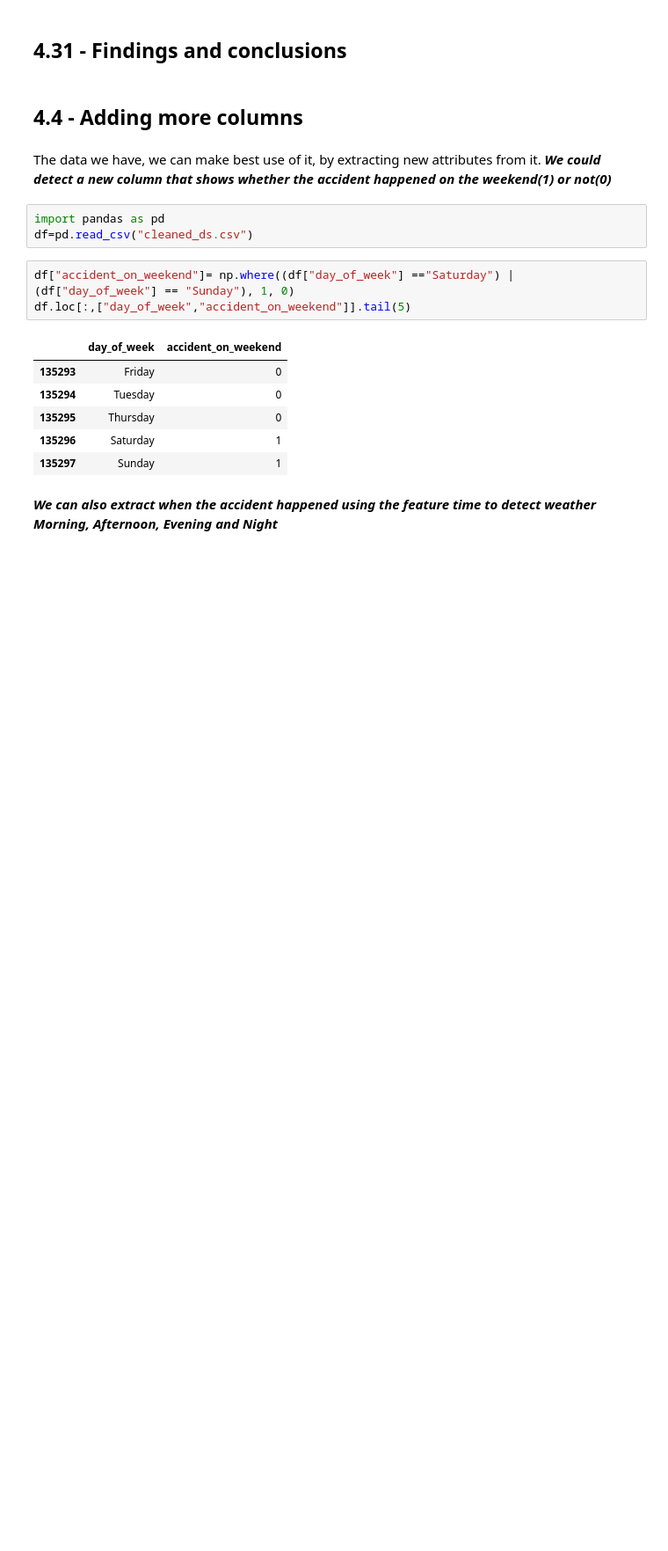
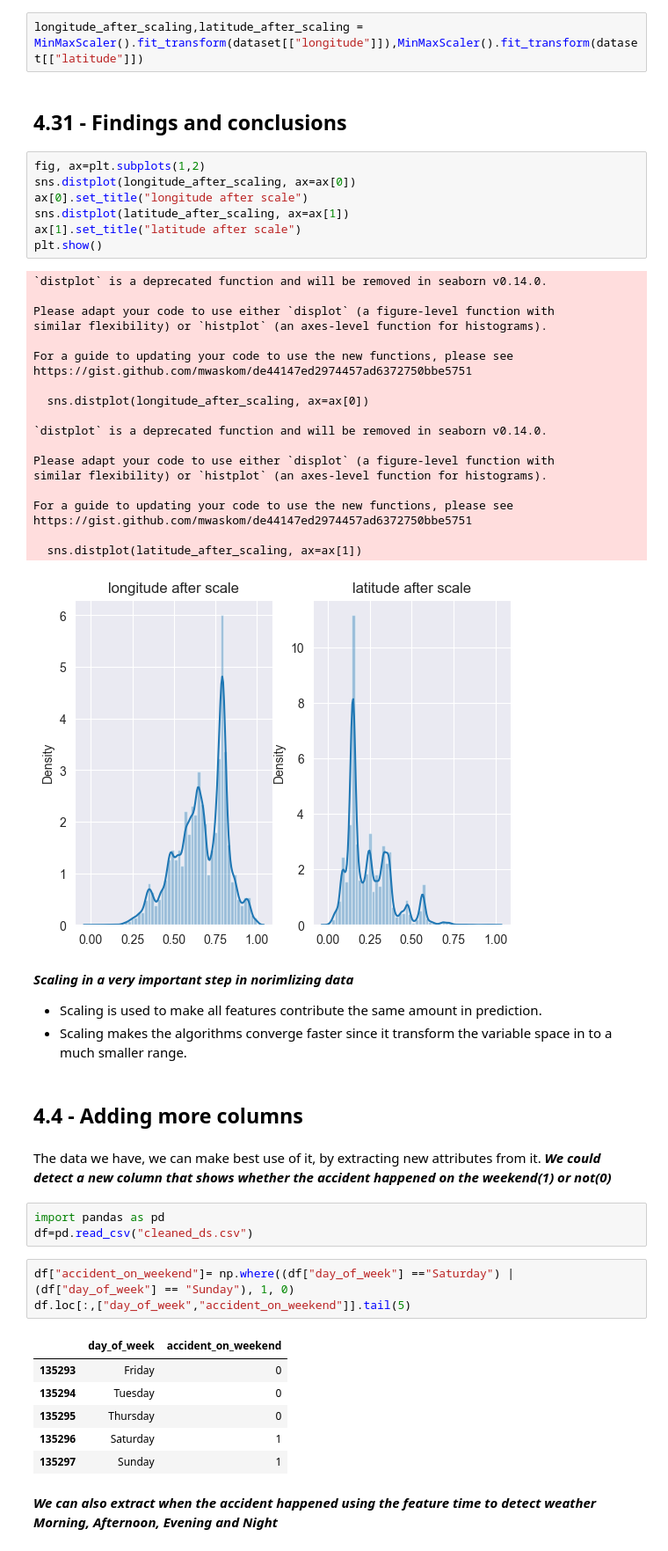
Before and after one commit to Abdelrahman-Khater/DE, a Jupyter notebook: m1 khair.ipynb, the cells around one changed output. Shown: that part at 88% size. Drawn from its saved outputs; the diff is of its cells as text; blank space fills up the shorter version.

```diff
--- a/m1 khair.ipynb
+++ b/m1 khair.ipynb
@@ -672,5 +720,39 @@ The problem using the number is that they introduce relation/comparison between
+# %%
+longitude_after_scaling,latitude_after_scaling =  MinMaxScaler().fit_transform(dataset[["longitude"]]),MinMaxScaler().fit_transform(dataset[["latitude"]])
 # %% [markdown]
 ## 4.31 - Findings and conclusions
+# %%
+fig, ax=plt.subplots(1,2)
+sns.distplot(longitude_after_scaling, ax=ax[0])
+ax[0].set_title("longitude after scale")
+sns.distplot(latitude_after_scaling, ax=ax[1])
+ax[1].set_title("latitude after scale")
+plt.show()
+# %% [output]
+`distplot` is a deprecated function and will be removed in seaborn v0.14.0.
+
+Please adapt your code to use either `displot` (a figure-level function with
+similar flexibility) or `histplot` (an axes-level function for histograms).
+
+For a guide to updating your code to use the new functions, please see
+https://gist.github.com/mwaskom/de44147ed2974457ad6372750bbe5751
+
+  sns.distplot(longitude_after_scaling, ax=ax[0])
+
+`distplot` is a deprecated function and will be removed in seaborn v0.14.0.
+
+Please adapt your code to use either `displot` (a figure-level function with
+similar flexibility) or `histplot` (an axes-level function for histograms).
+
+For a guide to updating your code to use the new functions, please see
+https://gist.github.com/mwaskom/de44147ed2974457ad6372750bbe5751
+
+  sns.distplot(latitude_after_scaling, ax=ax[1])
+[figure, added]
+# %% [markdown]
+***Scaling in a very important step in norimlizing data***
+- Scaling is used to make all features contribute the same amount in prediction.
+- Scaling makes the algorithms converge faster since it transform the variable space in to a much smaller range.
 # %% [markdown]
 ## 4.4 - Adding more columns
 # %% [markdown]
```
Also changed, not shown: parts of 5 cells of this notebook.
